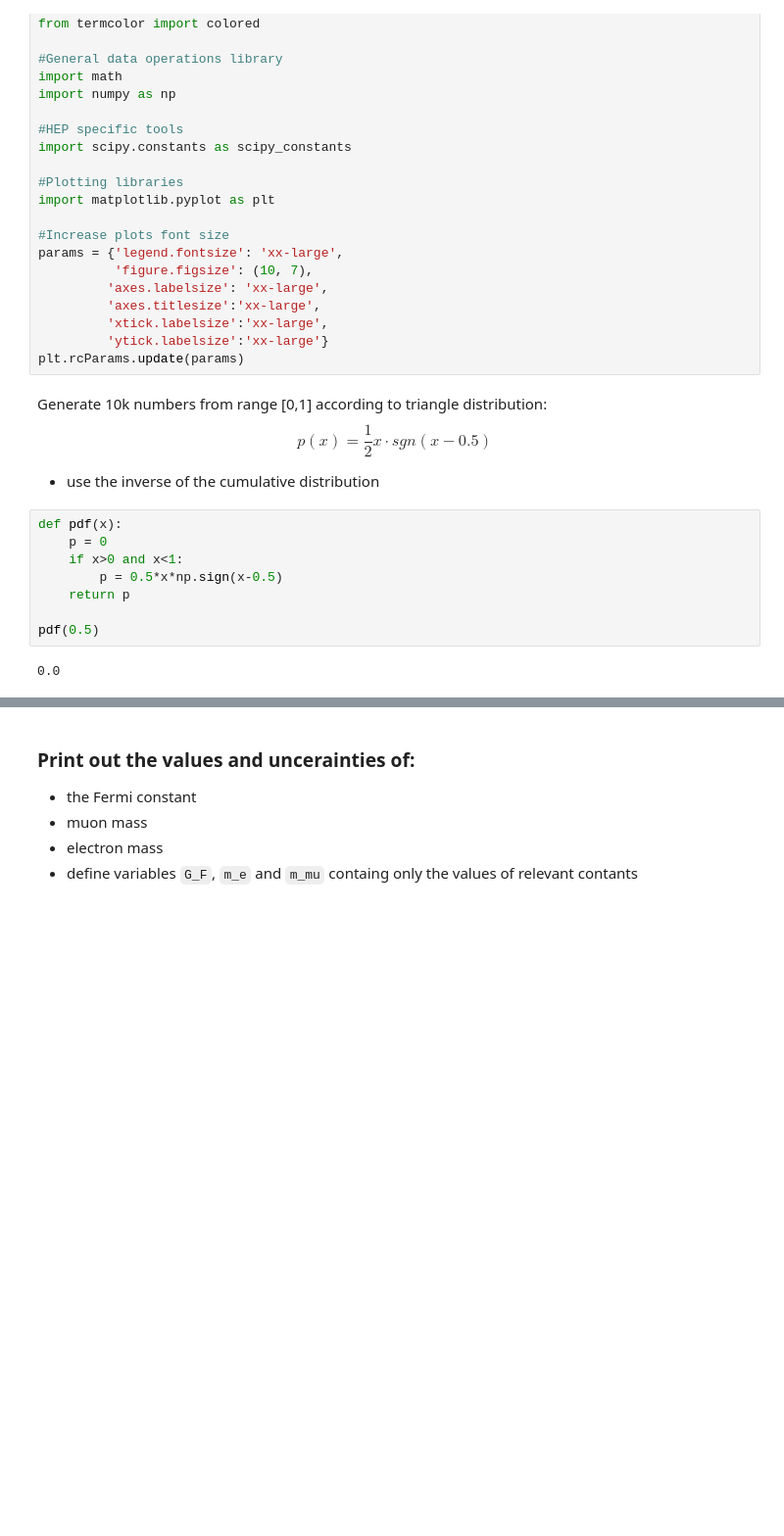
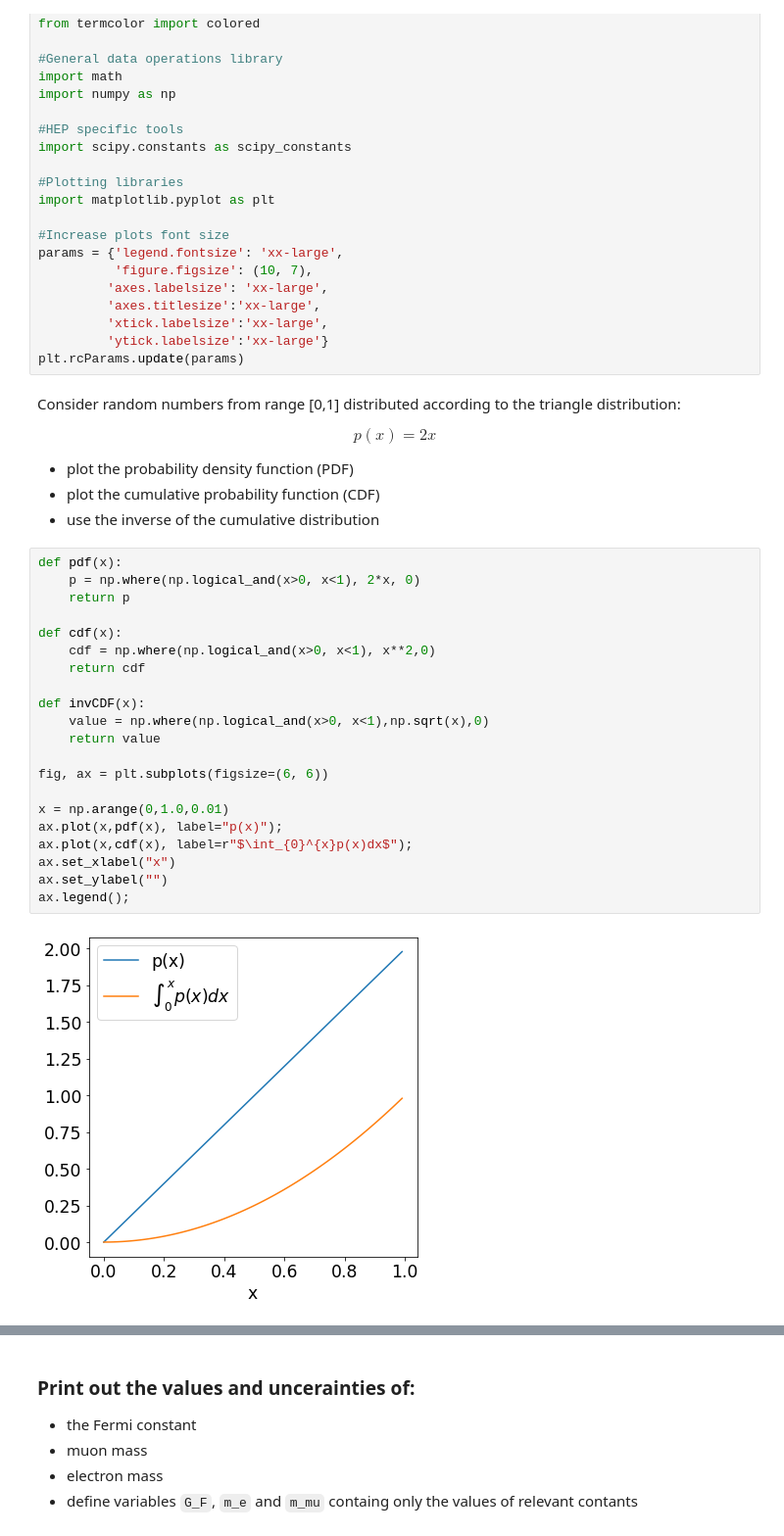
Before and after one commit to draczew23/Modern_Particle_Physics_Experiments, a Jupyter notebook: 02_Monte_Carlo_methods.ipynb, the cells around one changed output, grey strips where cells are left out. Shown at 98% size. Saved outputs shown, nothing was run; the diff lists cells and outputs as text; blank space fills up the shorter version.

Commit message:
* add example with generating random numbers according to triangle distribution * update README

```diff
--- a/02_Monte_Carlo_methods.ipynb
+++ b/02_Monte_Carlo_methods.ipynb
@@ -36,20 +36,35 @@ params = {'legend.fontsize': 'xx-large',
          'ytick.labelsize':'xx-large'}
 plt.rcParams.update(params)
 # %% [markdown]
-Generate 10k numbers from range [0,1] according to triangle distribution:
+Consider random numbers from range [0,1] distributed according to the triangle distribution:
+
 \begin{equation}
- p(x) = \frac{1}{2}x \cdot sgn(x-0.5)
+ p(x) = 2x
 \end{equation}
 
-
+* plot the probability density function (PDF)
+* plot the cumulative probability function (CDF)
 * use the inverse of the cumulative distribution
-# %%
-def pdf(x):
-    p = 0
-    if x>0 and x<1:
-        p = 0.5*x*np.sign(x-0.5)
-    return p
-
-pdf(0.5)
-# %% [output]
-0.0
+# %%
+def pdf(x):
+    p = np.where(np.logical_and(x>0, x<1), 2*x, 0)
+    return p
+
+def cdf(x):
+    cdf = np.where(np.logical_and(x>0, x<1), x**2,0)
+    return cdf
+
+def invCDF(x):
+    value = np.where(np.logical_and(x>0, x<1),np.sqrt(x),0)
+    return value
+
+fig, ax = plt.subplots(figsize=(6, 6))
+
+x = np.arange(0,1.0,0.01)
+ax.plot(x,pdf(x), label="p(x)");
+ax.plot(x,cdf(x), label=r"$\int_{0}^{x}p(x)dx$");
+ax.set_xlabel("x")
+ax.set_ylabel("")
+ax.legend();
+# %% [output]
+[figure, added]
```
Also changed, not shown: parts of 2 cells of this notebook, 3 other files.
